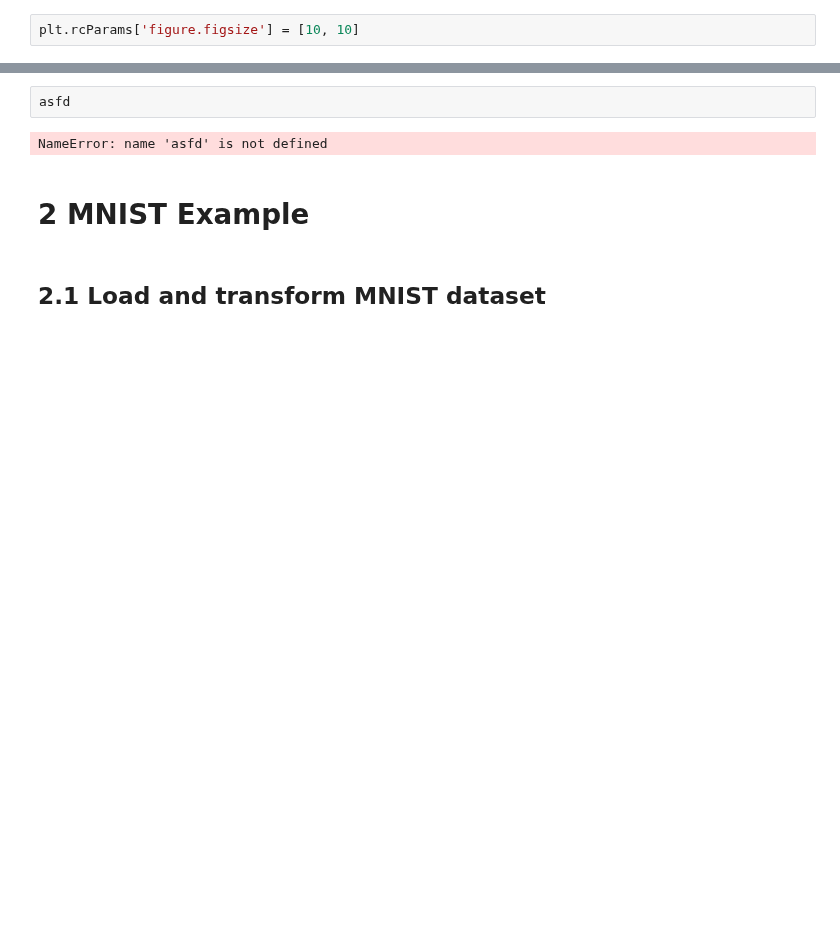
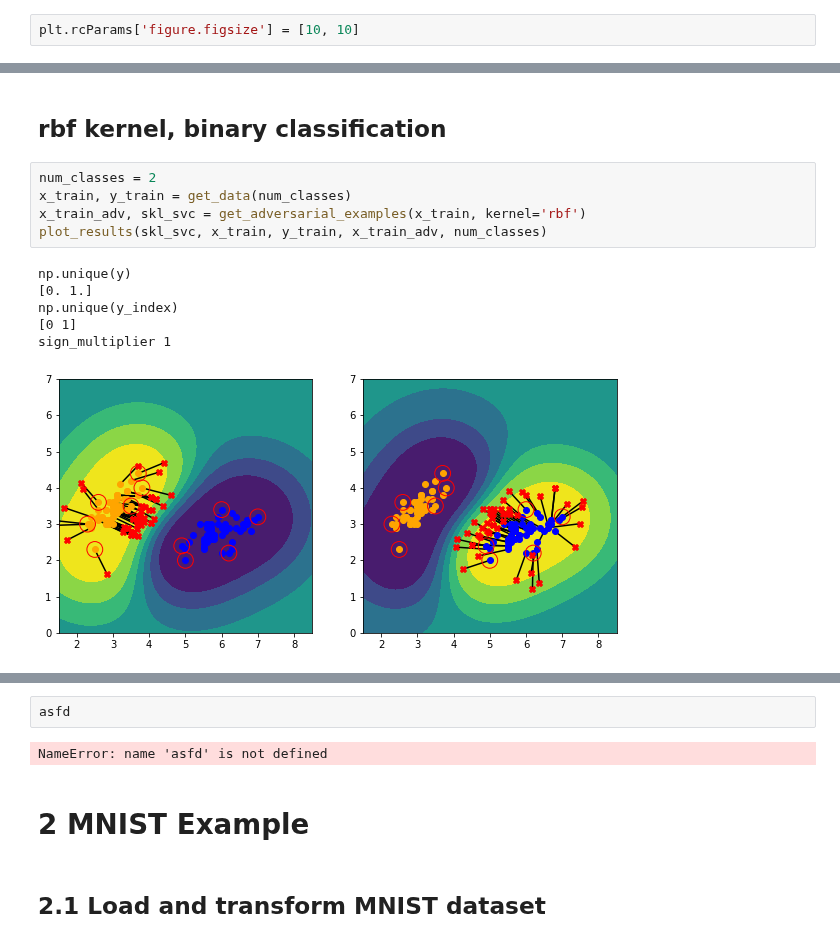
Before and after one commit to Trusted-AI/adversarial-robustness-toolbox, a Jupyter notebook: notebooks/sklearn_svm_svc.ipynb, the cells around one changed output, grey strips where cells are left out. Drawn from its saved outputs; the diff is of its cells as text; blank space fills up the shorter version.

```diff
--- a/notebooks/sklearn_svm_svc.ipynb
+++ b/notebooks/sklearn_svm_svc.ipynb
@@ -95,0 +123,14 @@ plot_svm(skl_svc, x_train, y_train, x_train_adv)
+# %% [markdown]
+## rbf kernel, binary classification
+# %%
+num_classes = 2
+x_train, y_train = get_data(num_classes)
+x_train_adv, skl_svc = get_adversarial_examples(x_train, kernel='rbf')
+plot_results(skl_svc, x_train, y_train, x_train_adv, num_classes)
+# %% [output]
+np.unique(y)
+[0. 1.]
+np.unique(y_index)
+[0 1]
+sign_multiplier 1
+[figure, added]
```
Also changed, not shown: parts of 22 cells of this notebook, 1 other file.
